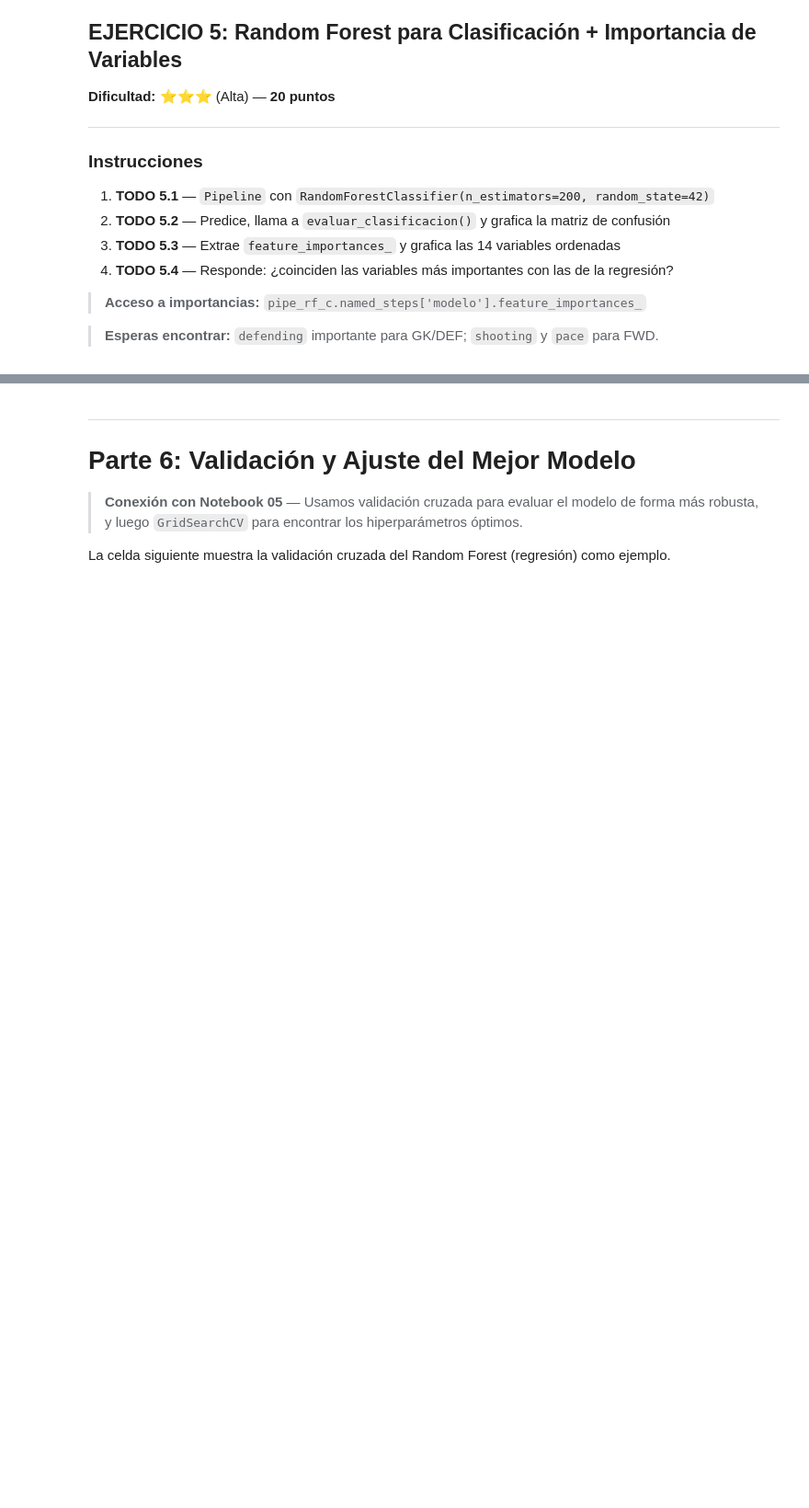
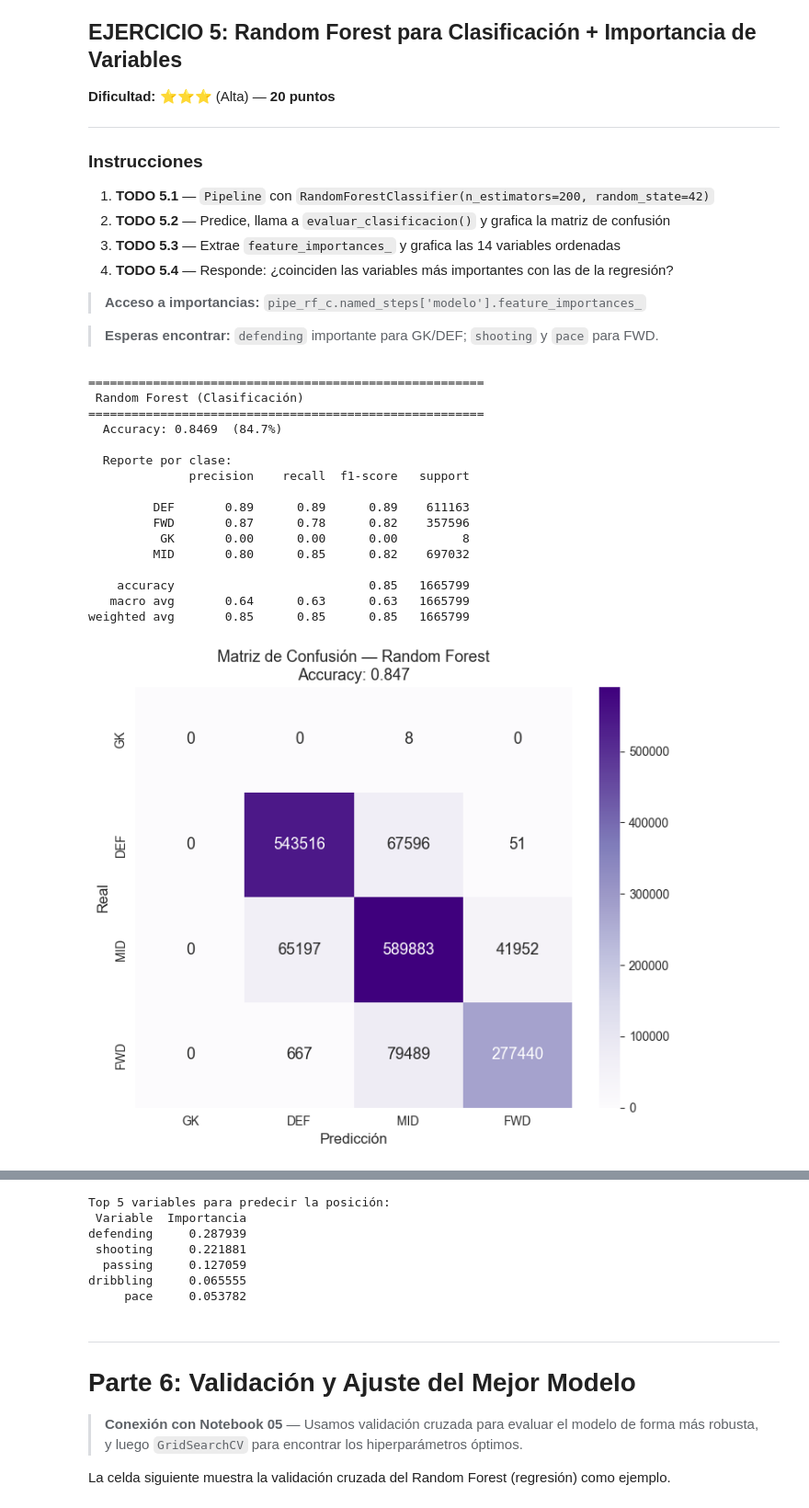
Before and after one commit to Jaider-Dev/IA_Proyecto_FIFA, a Jupyter notebook: Proyecto_FIFA.ipynb, the cells around one changed output, grey strips where cells are left out. Shown at 92% size. Cells and saved outputs as stored; diff of their text form; code cells hidden in the pictures; blank space fills up the shorter version.

```diff
--- a/Proyecto_FIFA.ipynb
+++ b/Proyecto_FIFA.ipynb
@@ -832,38 +962,79 @@ plt.show()
 > **Esperas encontrar:** `defending` importante para GK/DEF; `shooting` y `pace` para FWD.
 # %%
 # ╔══════════════════════════════════════════════════════════╗
-# ║  EJERCICIO 5: Random Forest Clasificación               ║
+# ║  EJERCICIO 5: Random Forest Clasificación (VELOZ)        ║
 # ╚══════════════════════════════════════════════════════════╝
 
+import warnings
+# Esto le dice a Python que ignore por completo todas las advertencias de este tipo
+warnings.filterwarnings('ignore', category=UserWarning, module='sklearn')
+
+# OPTIMIZACIÓN CRÍTICA: Submuestreo adaptativo para evitar el desborde de CPU/RAM
+MUESTRA_MAX_RF = 10000
+
+if X_train_c.shape[0] > MUESTRA_MAX_RF:
+    X_train_rf = X_train_c.sample(n=MUESTRA_MAX_RF, random_state=42)
+    y_train_rf = y_train_c.loc[X_train_rf.index]
+else:
+    X_train_rf, y_train_rf = X_train_c, y_train_c
+
 # ── TODO 5.1: Pipeline RandomForestClassifier ────────────────────────────────
-pipe_rf_c = None  # Tu código aquí
-# pipe_rf_c.fit(...)
+pipe_rf_c = Pipeline([
+    ('scaler', StandardScaler()),
+    # n_estimators=200 según la rúbrica, n_jobs=-1 y entrenado con la muestra controlada
+    ('modelo', RandomForestClassifier(n_estimators=200, max_depth=10, random_state=42, n_jobs=-1))
+])
+pipe_rf_c.fit(X_train_rf, y_train_rf)
 
 
 # ── TODO 5.2: Predicciones, evaluación y matriz de confusión ─────────────────
-y_pred_rf_c = None  # Tu código aquí
+# Predecimos sobre el set de test de clasificación original (X_test_c) para evaluar correctamente
+y_pred_rf_c = pipe_rf_c.predict(X_test_c)
 acc_rf_c = evaluar_clasificacion(y_test_c, y_pred_rf_c, 'Random Forest (Clasificación)')
 
 fig, ax = plt.subplots(figsize=(7, 6))
-# Tu código aquí: matriz de confusión
+cm_rf = confusion_matrix(y_test_c, y_pred_rf_c, labels=clases)
+sns.heatmap(cm_rf, annot=True, fmt='d', cmap='Purples', ax=ax,
+            xticklabels=clases, yticklabels=clases, annot_kws={'size': 13})
+ax.set_xlabel('Predicción', fontsize=12)
+ax.set_ylabel('Real', fontsize=12)
+ax.set_title(f'Matriz de Confusión — Random Forest\nAccuracy: {acc_rf_c:.3f}', fontsize=13)
 plt.tight_layout()
 plt.show()
 
 
 # ── TODO 5.3: Importancia de variables ───────────────────────────────────────
-importancias_c = None  # pipe_rf_c.named_steps['modelo'].feature_importances_
+importancias_c = pipe_rf_c.named_steps['modelo'].feature_importances_
 
 df_imp_c = pd.DataFrame({
     'Variable': FEATURES_NUMERICAS,
     'Importancia': importancias_c
 }).sort_values('Importancia', ascending=True)
 
 fig, ax = plt.subplots(figsize=(8, 6))
-# Tu código aquí: barh con las importancias
+ax.barh(df_imp_c['Variable'], df_imp_c['Importancia'], color='mediumpurple', edgecolor='black')
 ax.set_xlabel('Importancia relativa', fontsize=12)
 ax.set_title('Importancia de Variables — RF Clasificación (Posición)', fontsize=13)
 plt.tight_layout()
 plt.show()
 
 print('Top 5 variables para predecir la posición:')
-# Tu código aquí
+print(df_imp_c.tail(5).sort_values('Importancia', ascending=False).to_string(index=False))
+# %% [output]
+=======================================================
+ Random Forest (Clasificación)
+=======================================================
+  Accuracy: 0.8469  (84.7%)
+
+  Reporte por clase:
+              precision    recall  f1-score   support
+
+         DEF       0.89      0.89      0.89    611163
+         FWD       0.87      0.78      0.82    357596
+          GK       0.00      0.00      0.00         8
+         MID       0.80      0.85      0.82    697032
+
+    accuracy                           0.85   1665799
+   macro avg       0.64      0.63      0.63   1665799
+weighted avg       0.85      0.85      0.85   1665799
+[figure, added]
@@ -870,3 +1042,10 @@ print('Top 5 variables para predecir la posición:')
+Top 5 variables para predecir la posición:
+ Variable  Importancia
+defending     0.287939
+ shooting     0.221881
+  passing     0.127059
+dribbling     0.065555
+     pace     0.053782
 # %% [markdown]
 ---
 # Parte 6: Validación y Ajuste del Mejor Modelo
```
Also changed, not shown: parts of 12 cells of this notebook.
